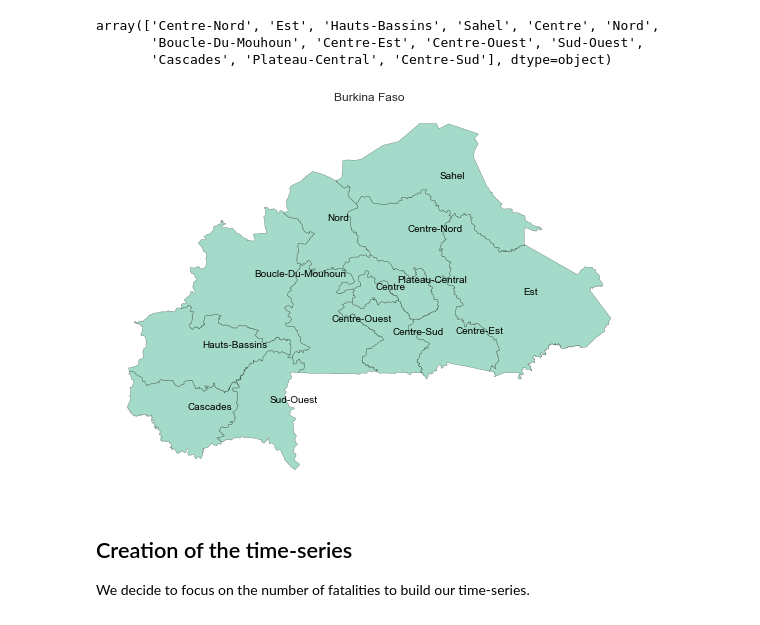
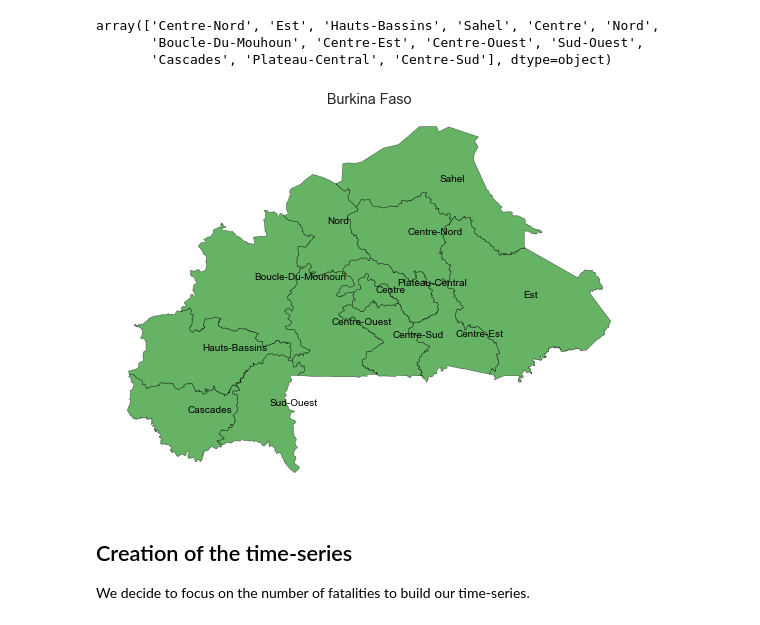
Before and after one commit to pietro-foini/ISI-WFP, a Jupyter notebook: project/Data Sources/Conflicts/Conflicts.ipynb, the cells around one changed output. Cells and saved outputs as stored; diff of their text form; code cells hidden in the pictures.

```diff
--- a/project/Data Sources/Conflicts/Conflicts.ipynb
+++ b/project/Data Sources/Conflicts/Conflicts.ipynb
@@ -172,9 +176,10 @@ array(['Centre-Nord', 'Est', 'Hauts-Bassins', 'Sahel', 'Centre', 'Nord',
        'Boucle-Du-Mouhoun', 'Centre-Est', 'Centre-Ouest', 'Sud-Ouest',
        'Cascades', 'Plateau-Central', 'Centre-Sud'], dtype=object)
 # %%
-draw_adminstratas("Burkina Faso", AdminStratas["Burkina Faso"], "../Shape Files/shapefiles/Burkina Faso/administrative level 1", figsize = (10, 7), cmap = "Set2", annotation = True)
+draw_adminstratas("Burkina Faso", AdminStratas["Burkina Faso"], "../Shape Files/shapefiles/Burkina Faso/administrative level 1", figsize = (10, 7),
+                  cmap = "ocean", annotation = True, path_to_save = PATH_TO_SAVE_DATA + "Burkina Faso/map_conflict_burkina.png", dpi = 300)
 # %% [output]
-[figure, old version]
+[figure, new version]
 # %% [markdown]
 ## Creation of the time-series
 
```
Also changed, not shown: parts of 7 cells of this notebook, 54 other files.
